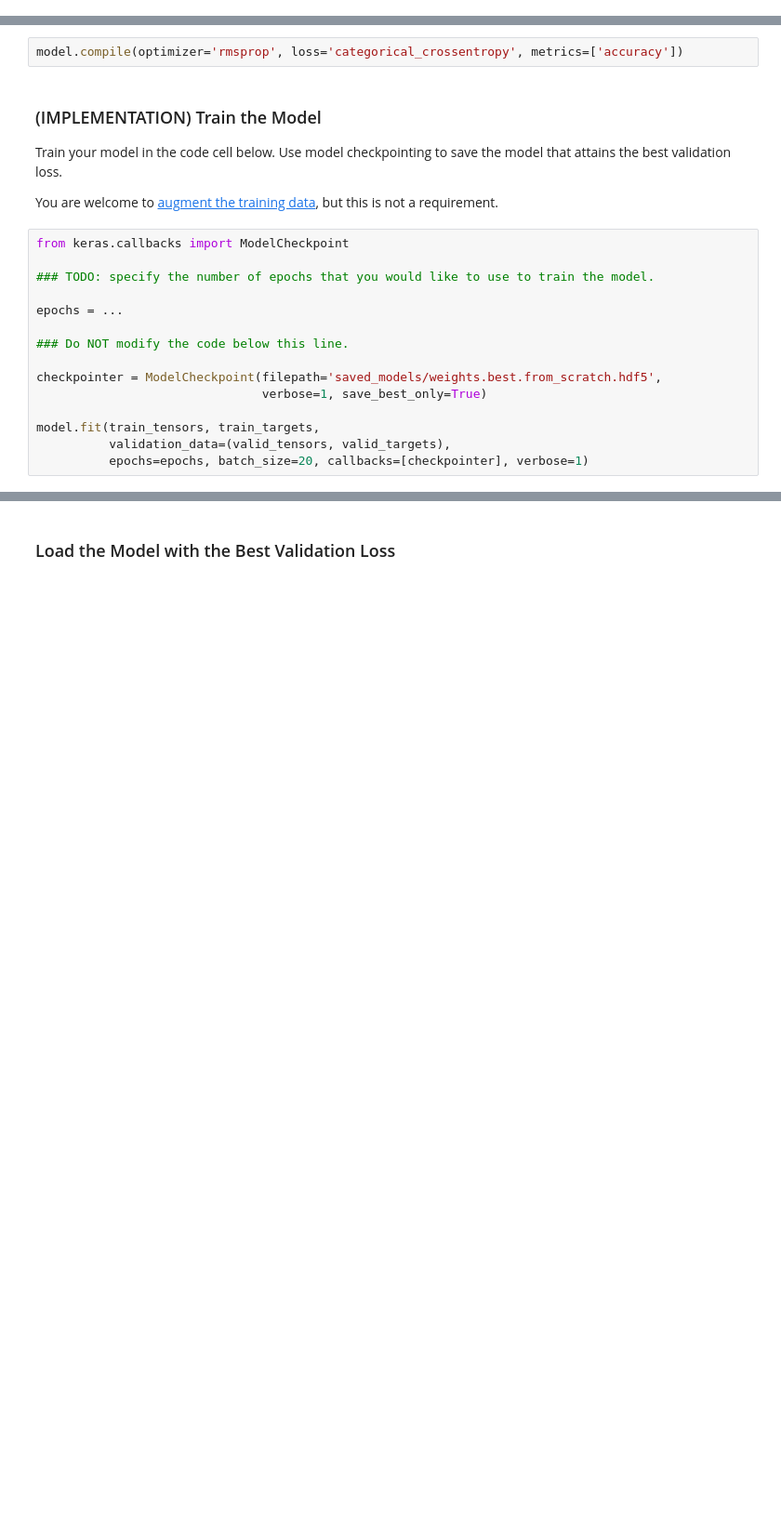
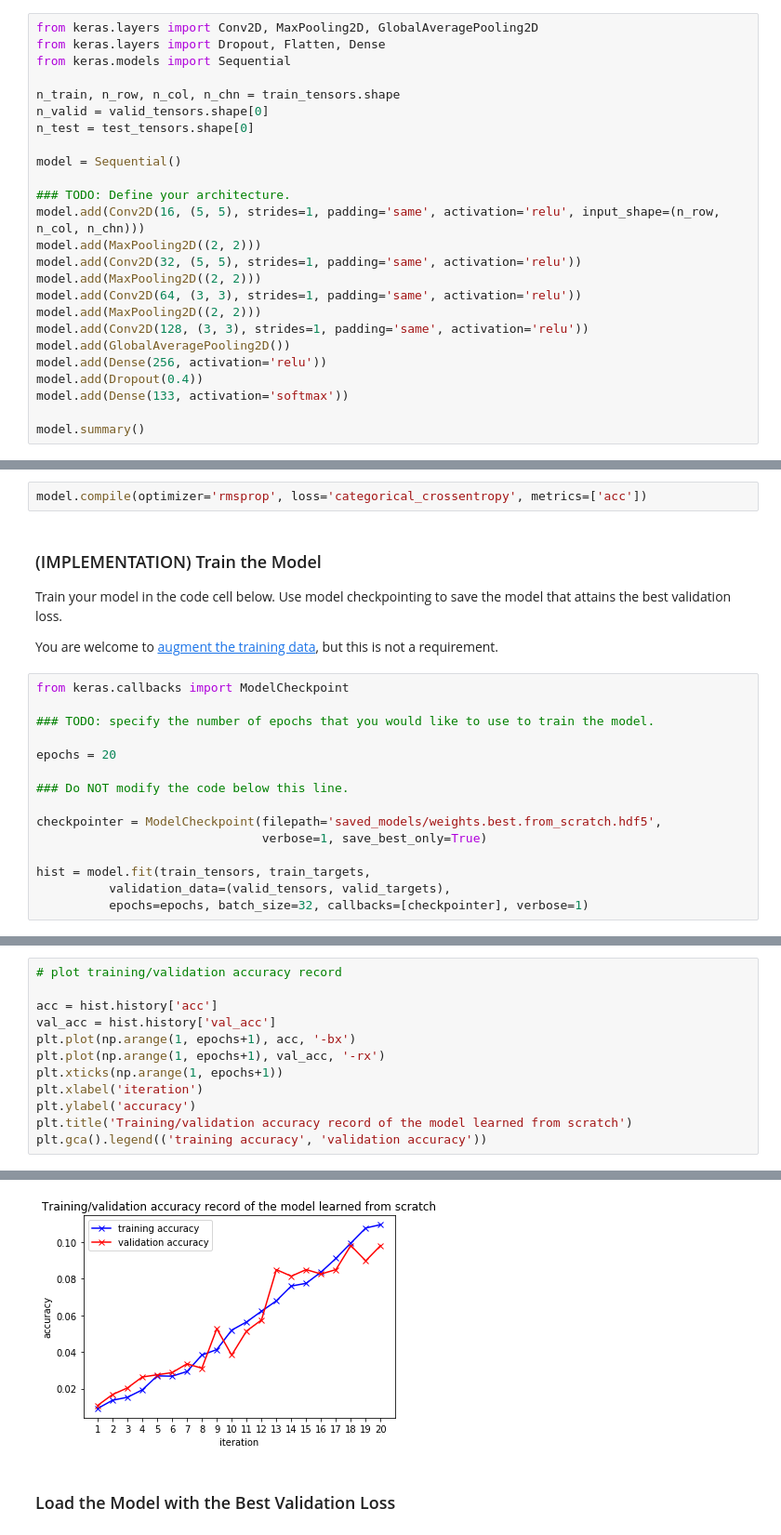
Before and after one commit to zhulingchen/dog-project, a Jupyter notebook: dog_app.ipynb, the cells around one changed output, grey strips where cells are left out. Shown at 93% size. Cells and saved outputs as stored; diff of their text form; blank space fills up the shorter version.

```diff
--- a/dog_app.ipynb
+++ b/dog_app.ipynb
@@ -331,0 +375,25 @@ model.summary()
+# %%
+from keras.layers import Conv2D, MaxPooling2D, GlobalAveragePooling2D
+from keras.layers import Dropout, Flatten, Dense
+from keras.models import Sequential
+
+n_train, n_row, n_col, n_chn = train_tensors.shape
+n_valid = valid_tensors.shape[0]
+n_test = test_tensors.shape[0]
+
+model = Sequential()
+
+### TODO: Define your architecture.
+model.add(Conv2D(16, (5, 5), strides=1, padding='same', activation='relu', input_shape=(n_row, n_col, n_chn)))
+model.add(MaxPooling2D((2, 2)))
+model.add(Conv2D(32, (5, 5), strides=1, padding='same', activation='relu'))
+model.add(MaxPooling2D((2, 2)))
+model.add(Conv2D(64, (3, 3), strides=1, padding='same', activation='relu'))
+model.add(MaxPooling2D((2, 2)))
+model.add(Conv2D(128, (3, 3), strides=1, padding='same', activation='relu'))
+model.add(GlobalAveragePooling2D())
+model.add(Dense(256, activation='relu'))
+model.add(Dropout(0.4))
+model.add(Dense(133, activation='softmax'))
+
+model.summary()
@@ -332,7 +418,7 @@ model.summary()
 # %% [markdown]
 ### Compile the Model
 # %%
-model.compile(optimizer='rmsprop', loss='categorical_crossentropy', metrics=['accuracy'])
+model.compile(optimizer='rmsprop', loss='categorical_crossentropy', metrics=['acc'])
 # %% [markdown]
 ### (IMPLEMENTATION) Train the Model
 
@@ -344,13 +430,13 @@ from keras.callbacks import ModelCheckpoint
 
 ### TODO: specify the number of epochs that you would like to use to train the model.
 
-epochs = ...
+epochs = 20
 
 ### Do NOT modify the code below this line.
 
 checkpointer = ModelCheckpoint(filepath='saved_models/weights.best.from_scratch.hdf5',
                                verbose=1, save_best_only=True)
 
-model.fit(train_tensors, train_targets,
+hist = model.fit(train_tensors, train_targets,
           validation_data=(valid_tensors, valid_targets),
-          epochs=epochs, batch_size=20, callbacks=[checkpointer], verbose=1)
+          epochs=epochs, batch_size=32, callbacks=[checkpointer], verbose=1)
@@ -356,0 +461,13 @@ model.fit(train_tensors, train_targets,
+# %%
+# plot training/validation accuracy record
+
+acc = hist.history['acc']
+val_acc = hist.history['val_acc']
+plt.plot(np.arange(1, epochs+1), acc, '-bx')
+plt.plot(np.arange(1, epochs+1), val_acc, '-rx')
+plt.xticks(np.arange(1, epochs+1))
+plt.xlabel('iteration')
+plt.ylabel('accuracy')
+plt.title('Training/validation accuracy record of the model learned from scratch')
+plt.gca().legend(('training accuracy', 'validation accuracy'))
+# %% [output]
@@ -357,3 +475,4 @@ model.fit(train_tensors, train_targets,
+[figure, added]
 # %% [markdown]
 ### Load the Model with the Best Validation Loss
 # %%
```
Also changed, not shown: parts of 48 cells of this notebook, 3 other files.
